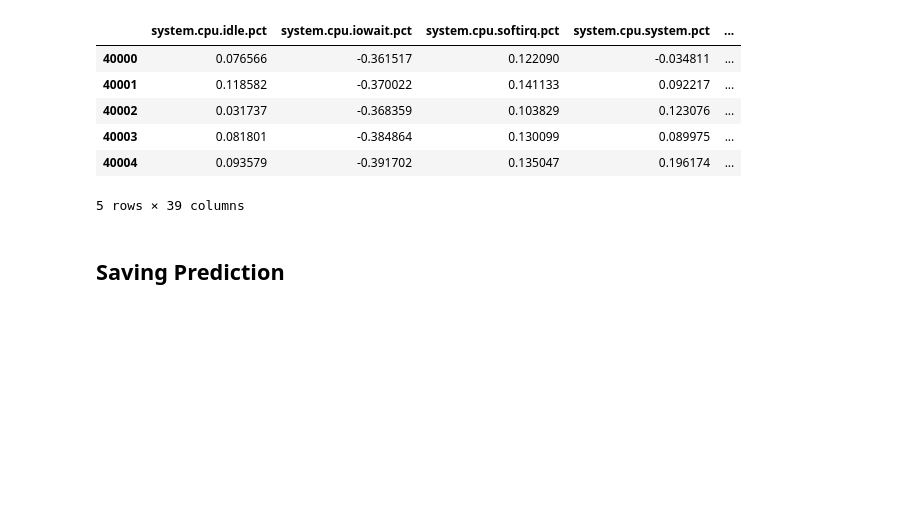
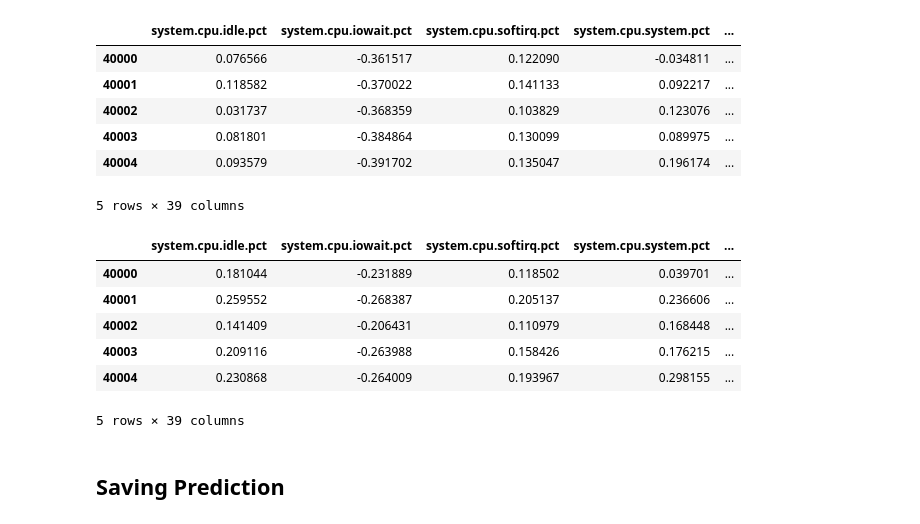
Before and after one commit to AnoML/anomly-detection, a Jupyter notebook: PredictTimeSeries-MultipleModelsByCorrelations-MSE1-Predict.ipynb, the cells around one changed output. Drawn from its saved outputs; the diff is of its cells as text; code cells hidden in the pictures; blank space fills up the shorter version.

```diff
--- a/PredictTimeSeries-MultipleModelsByCorrelations-MSE1-Predict.ipynb
+++ b/PredictTimeSeries-MultipleModelsByCorrelations-MSE1-Predict.ipynb
@@ -169,6 +171,16 @@ shift_predictions[0].head()
 | 40003 | 0.081801 | -0.384864 | 0.130099 | 0.089975 | ... |
 | 40004 | 0.093579 | -0.391702 | 0.135047 | 0.196174 | ... |
 5 rows × 39 columns
+# %%
+shift_predictions[1].head()
+# %% [output]
+|  | system.cpu.idle.pct | system.cpu.iowait.pct | system.cpu.softirq.pct | system.cpu.system.pct | ... |
+| 40000 | 0.181044 | -0.231889 | 0.118502 | 0.039701 | ... |
+| 40001 | 0.259552 | -0.268387 | 0.205137 | 0.236606 | ... |
+| 40002 | 0.141409 | -0.206431 | 0.110979 | 0.168448 | ... |
+| 40003 | 0.209116 | -0.263988 | 0.158426 | 0.176215 | ... |
+| 40004 | 0.230868 | -0.264009 | 0.193967 | 0.298155 | ... |
+5 rows × 39 columns
 # %% [markdown]
 ## Saving Prediction
 # %%
```
Also changed, not shown: parts of 2 cells of this notebook, 5 other files.
